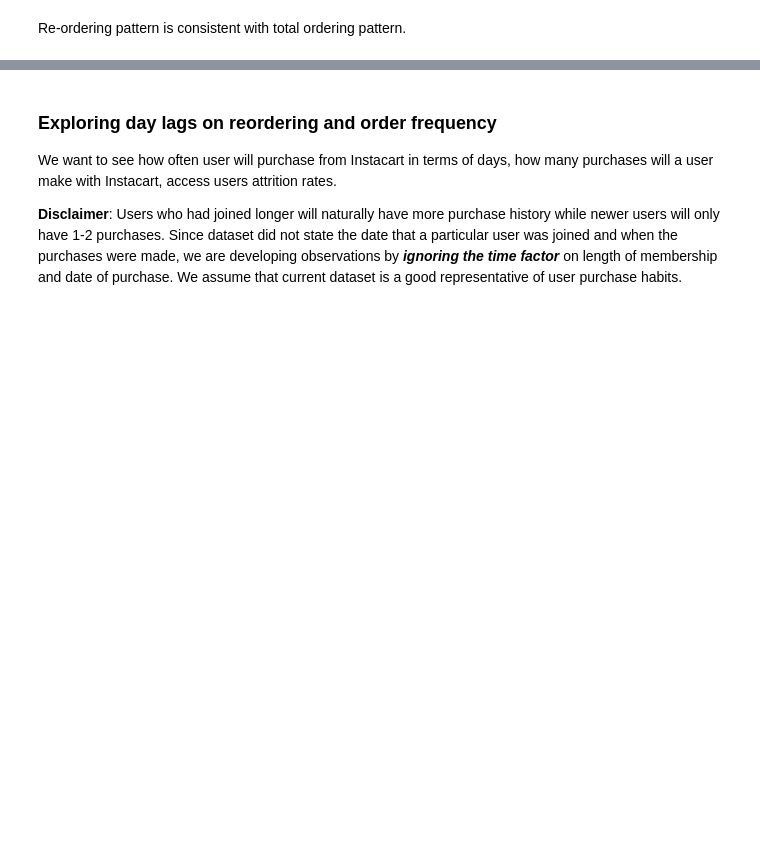
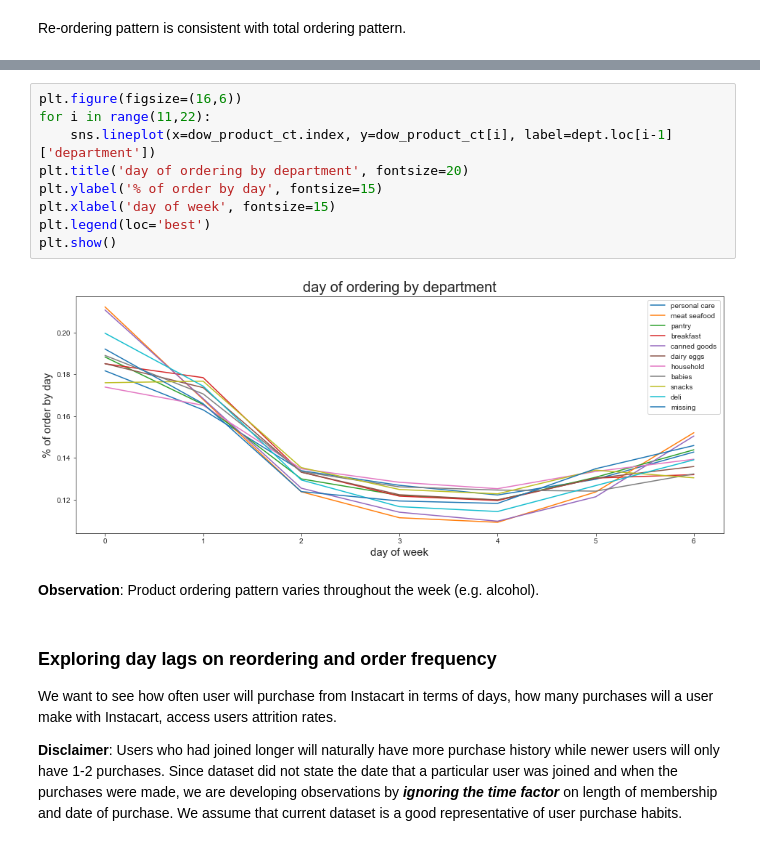
Before and after one commit to sittingman/instacart_product_repurchase, a Jupyter notebook: data_exploratory.ipynb, the cells around one changed output, grey strips where cells are left out. Drawn from its saved outputs; the diff is of its cells as text; blank space fills up the shorter version.

```diff
--- a/data_exploratory.ipynb
+++ b/data_exploratory.ipynb
@@ -208,3 +231,16 @@ Re-ordering pattern is consistent with total ordering pattern.
+# %%
+plt.figure(figsize=(16,6))
+for i in range(11,22):
+    sns.lineplot(x=dow_product_ct.index, y=dow_product_ct[i], label=dept.loc[i-1]['department'])
+plt.title('day of ordering by department', fontsize=20)
+plt.ylabel('% of order by day', fontsize=15)
+plt.xlabel('day of week', fontsize=15)
+plt.legend(loc='best')
+plt.show()
+# %% [output]
+[figure, added]
+# %% [markdown]
+**Observation**: Product ordering pattern varies throughout the week (e.g. alcohol).
 # %% [markdown]
 ### Exploring day lags on reordering and order frequency
 
```
Also changed, not shown: parts of 9 cells of this notebook.
